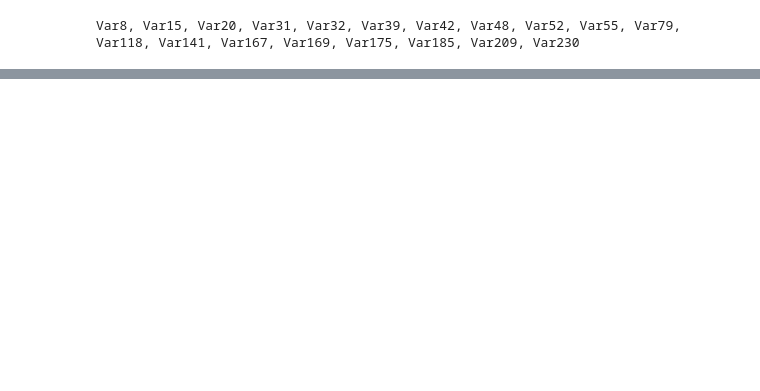
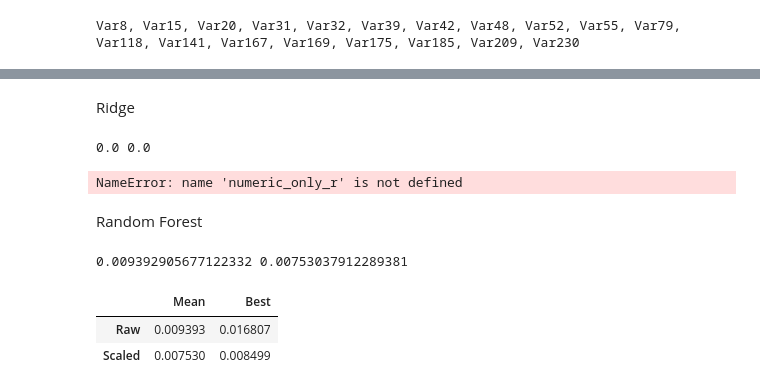
Before and after one commit to Agaspher20/DataAnalisysMipt, a Jupyter notebook: Python/6. DataAnalysisProject_Churn/week_4_competition.ipynb, the cells around one changed output, grey strips where cells are left out. Drawn from its saved outputs; the diff is of its cells as text; code cells hidden in the pictures; blank space fills up the shorter version.

```diff
--- a/Python/6. DataAnalysisProject_Churn/week_4_competition.ipynb
+++ b/Python/6. DataAnalysisProject_Churn/week_4_competition.ipynb
@@ -102,0 +312,38 @@ Var8, Var15, Var20, Var31, Var32, Var39, Var42, Var48, Var52, Var55, Var79, Var1
+# %% [markdown]
+Ridge
+# %%
+numeric_only_r = stratifiedKFold_fscore(X_numeric_means, y, RidgeClassifier, seed)
+numeric_only_scaled_r = stratifiedKFold_fscore(X_numeric_means_scaled, y, RidgeClassifier, seed)
+print (numeric_only_r[0], numeric_only_scaled_r[0])
+# %% [output]
+0.0 0.0
+# %%
+pd.DataFrame(
+    [
+        [numeric_only_r[0], numeric_only_r[2]],
+        [numeric_only_scaled_r[0], numeric_only_scaled_r[2]]
+    ],
+    index=["Raw", "Scaled"],
+    columns=["Mean", "Best"])
+# %% [output]
+NameError: name 'numeric_only_r' is not defined
+# %% [markdown]
+Random Forest
+# %%
+numeric_only_f = stratifiedKFold_fscore(X_numeric_means, y, RandomForestClassifier, seed)
+numeric_only_scaled_f = stratifiedKFold_fscore(X_numeric_means_scaled, y, RandomForestClassifier, seed)
+print (numeric_only_f[0], numeric_only_scaled_f[0])
+# %% [output]
+0.009392905677122332 0.00753037912289381
+# %%
+pd.DataFrame(
+    [
+        [numeric_only_f[0], numeric_only_f[2]],
+        [numeric_only_scaled_f[0], numeric_only_scaled_f[2]]
+    ],
+    index=["Raw", "Scaled"],
+    columns=["Mean", "Best"])
+# %% [output]
+|  | Mean | Best |
+| Raw | 0.009393 | 0.016807 |
+| Scaled | 0.007530 | 0.008499 |
```
Also changed, not shown: parts of 17 cells of this notebook.
